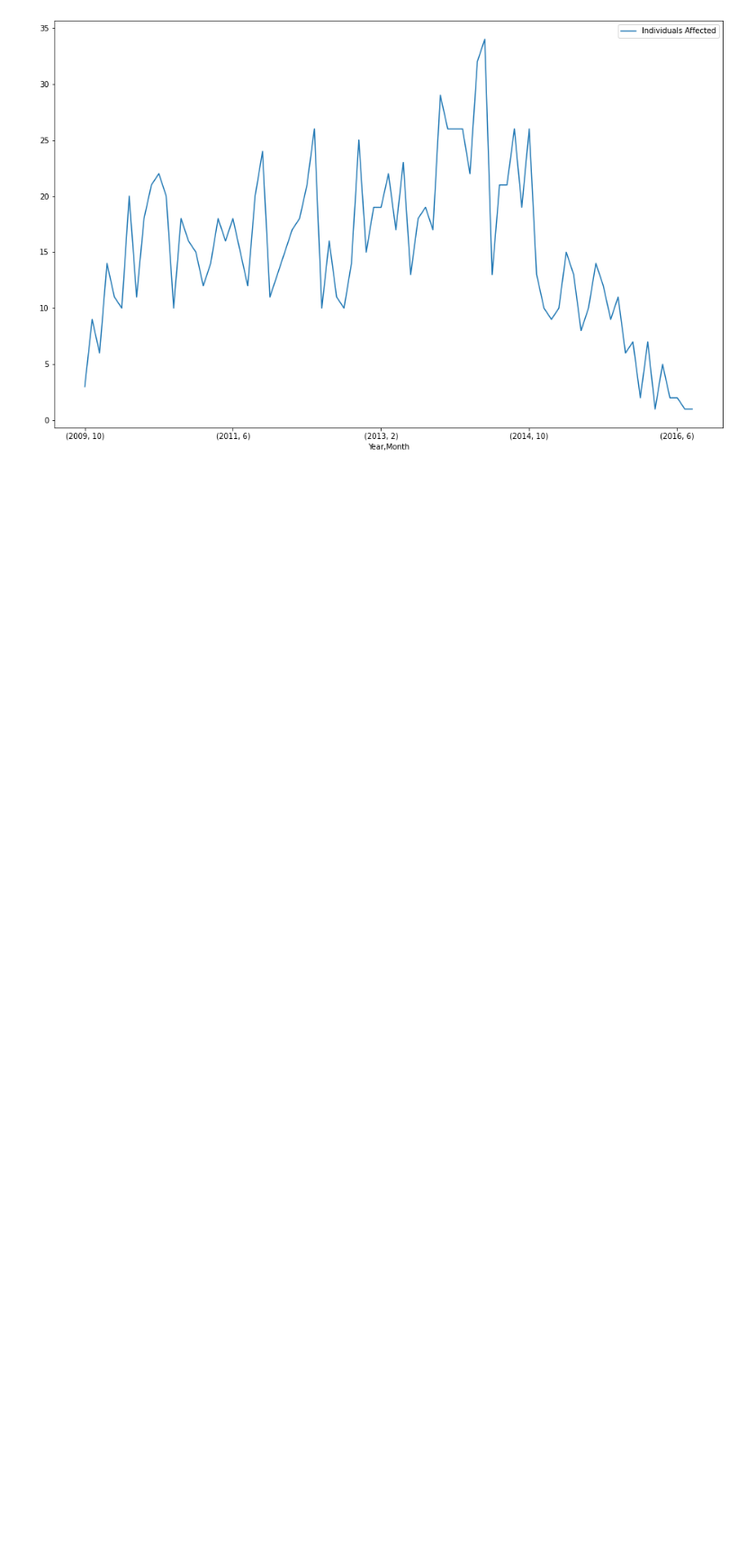
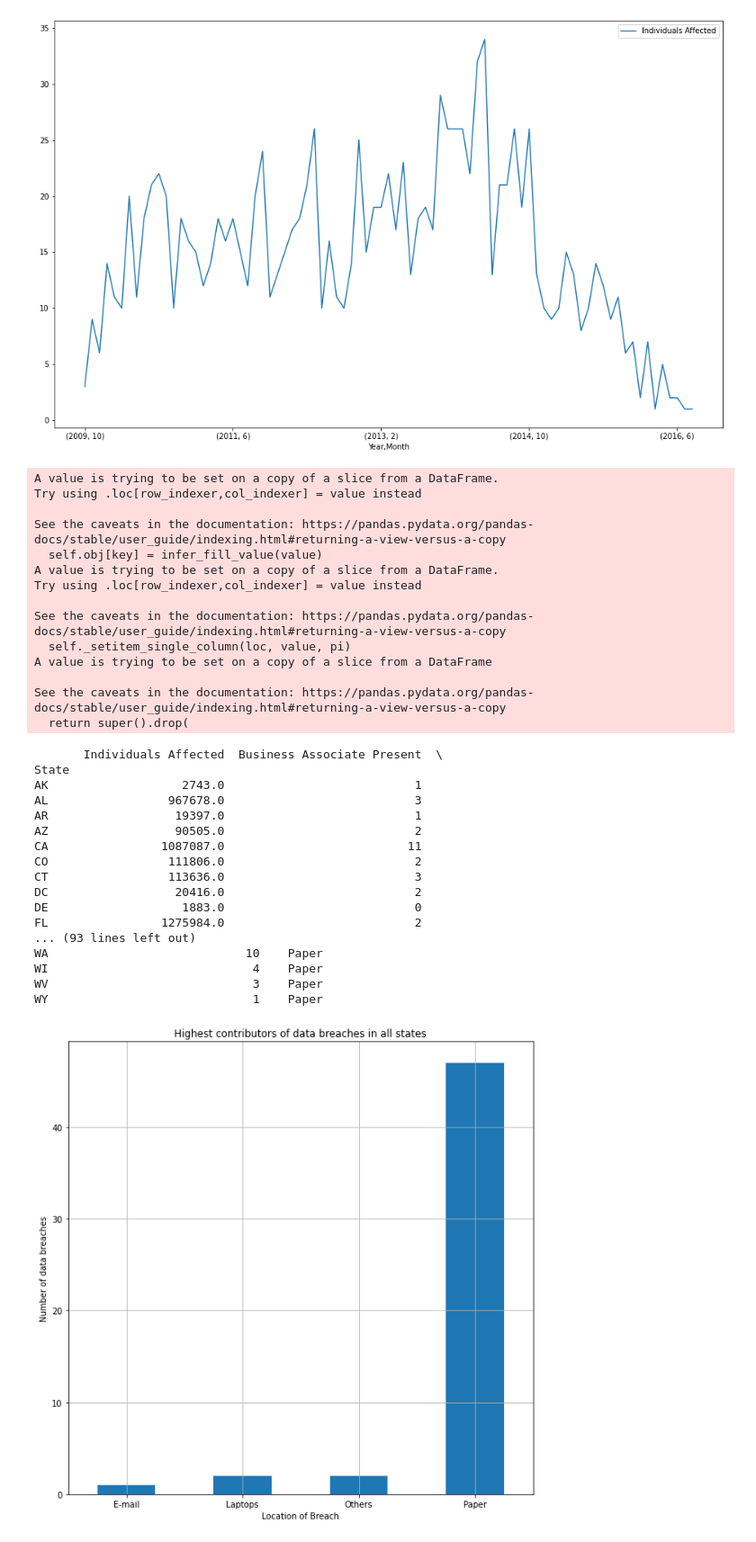
Before and after one commit to noelthomas28/2022Fall_projects, a Jupyter notebook: IS597PR_Final_Project.ipynb, the cells around one changed output. Shown: that part at 90% size. Drawn from its saved outputs; the diff is of its cells as text; code cells hidden in the pictures; blank space fills up the shorter version.

```diff
--- a/IS597PR_Final_Project.ipynb
+++ b/IS597PR_Final_Project.ipynb
@@ -30,7 +30,7 @@ file_path = 'breach_report.csv'
 
 df1 = read_file(file_path)
 # %%
-def adjust_time_limits(df: pd.DataFrame, end: str, start: str = '2009-01-01') -> pd.DataFrame:
+def adjust_time_limits(df: pd.DataFrame, end: str = '2013-09-22', start: str = '2009-01-01') -> pd.DataFrame:
     """
     This function helps us extract the breaches between any two dates we desire.
 
@@ -488,3 +488,68 @@ A value is trying to be set on a copy of a slice from a DataFrame
 See the caveats in the documentation: https://pandas.pydata.org/pandas-docs/stable/user_guide/indexing.html#returning-a-view-versus-a-copy
   return super().drop(
 [figure]
+# %%
+def analyze_multi_column(df: pd.DataFrame, col1: str, col2: str, end: str = '2013-09-22', start: str = '2009-01-01') -> None:
+    """
+    This function helps us analyze data breaches by more than one category. We use it to look at the type of breaches
+    in each state, or the location of breaches in each state. From this, we can aggregate these values to look at the
+    highest contributors to data breaches in all the US states. To do this, we first group by the state and the
+    second category (type or location of breach), which results in a multi index. Then we create a new column of the
+    second level of the multi index, which is essentially the type or location value. And then we select the maximum
+    value of the first level of the multi index (the state). And finally we can group by the new column we created
+    and plot the occurrences of data breaches by their cause (either type or location).
+
+    :param df: The dataframe containing the columns to be aggregated and analyzed.
+    :param col1: The first column to aggregate by.
+    :param col2: The second column to aggregate by.
+    :param end: The end date of the desired timeframe.
+    :param start: The start date of the desired timeframe.
+    :return: Prints and plots all the required information inside the function. No return value.
+    """
+    df = adjust_time_limits(df, end, start)
+    df = cleanup(df)
+
+    df2 = df.groupby([col1, col2]).sum()
+
+    df2['Cause'] = df2.index.get_level_values(1)
+
+    df3 = df2.groupby(level=0).apply(max)
+    print(df3)
+    df3.groupby(['Cause']).count().plot(kind = 'bar', y='Individuals Affected', grid=True, legend=False, xlabel= col2,
+              ylabel="Number of data breaches", title="Highest contributors of data breaches in all states", figsize=(10,10), rot=0)
+    plt.show()
+# %%
+analyze_multi_column(df1, 'State', 'Location of Breach', '2022-09-22')
+# %% [output]
+A value is trying to be set on a copy of a slice from a DataFrame.
+Try using .loc[row_indexer,col_indexer] = value instead
+
+See the caveats in the documentation: https://pandas.pydata.org/pandas-docs/stable/user_guide/indexing.html#returning-a-view-versus-a-copy
+  self.obj[key] = infer_fill_value(value)
+A value is trying to be set on a copy of a slice from a DataFrame.
+Try using .loc[row_indexer,col_indexer] = value instead
+
+See the caveats in the documentation: https://pandas.pydata.org/pandas-docs/stable/user_guide/indexing.html#returning-a-view-versus-a-copy
+  self._setitem_single_column(loc, value, pi)
+A value is trying to be set on a copy of a slice from a DataFrame
+
+See the caveats in the documentation: https://pandas.pydata.org/pandas-docs/stable/user_guide/indexing.html#returning-a-view-versus-a-copy
+  return super().drop(
+       Individuals Affected  Business Associate Present  \
+State
+AK                   2743.0                           1
+AL                 967678.0                           3
+AR                  19397.0                           1
+AZ                  90505.0                           2
+CA                1087087.0                          11
+CO                 111806.0                           2
+CT                 113636.0                           3
+DC                  20416.0                           2
+DE                   1883.0                           0
+FL                1275984.0                           2
+... (93 lines left out)
+WA                            10    Paper
+WI                             4    Paper
+WV                             3    Paper
+WY                             1    Paper
+[figure, added]
```
Also changed, not shown: parts of 1 cell of this notebook, 1 other file.
